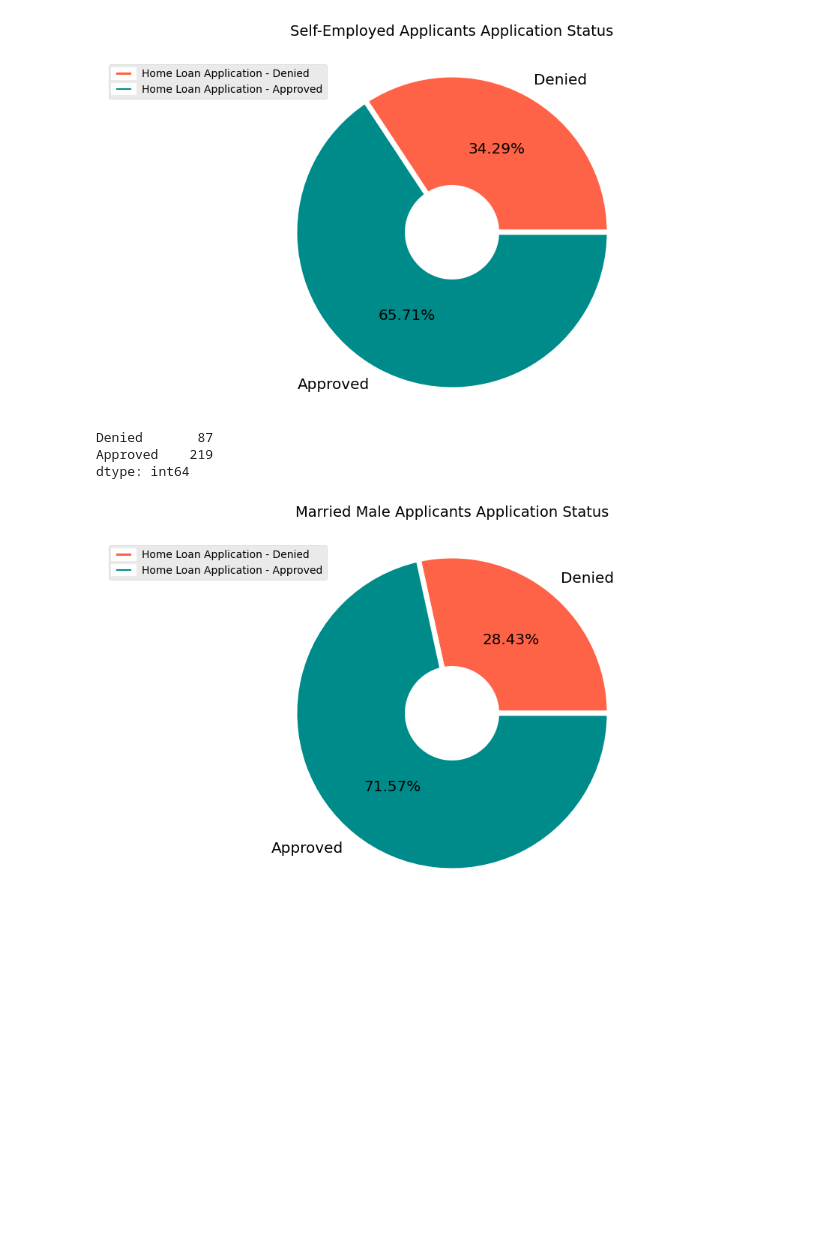
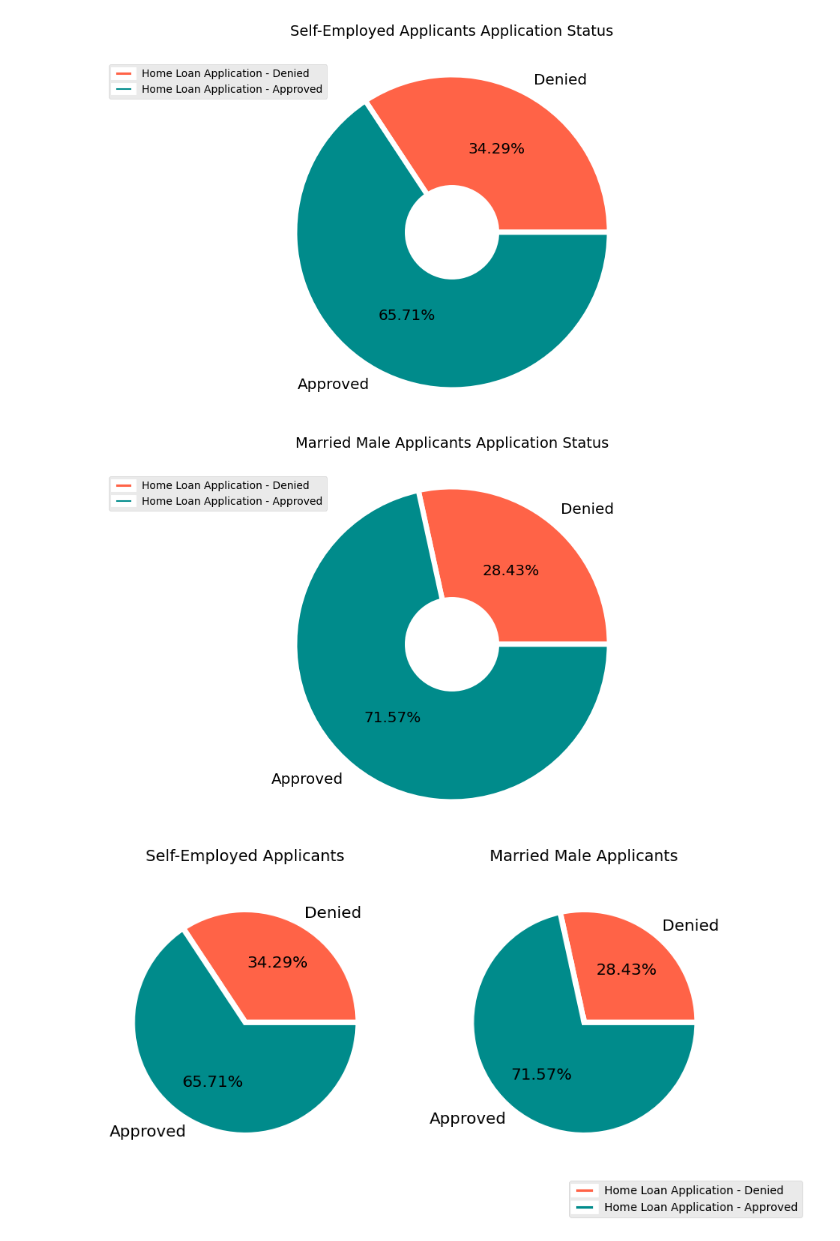
Before and after one commit to jonlam1989/Capstone, a Jupyter notebook: loan_data_visualization.ipynb, the cells around one changed output. Saved outputs shown, nothing was run; the diff lists cells and outputs as text; code cells hidden in the pictures; blank space fills up the shorter version.

Commit message:
added subplots: for side by side comparison

```diff
--- a/loan_data_visualization.ipynb
+++ b/loan_data_visualization.ipynb
@@ -120,32 +126,36 @@ male = loan_df['Gender'] == 'Male'
 married_male_df = loan_df[married & male]
 
 # convert categorical data -> numerical data
-application_status_df = pd.get_dummies(married_male_df['Application_Status'])                               # convert 1 column -> 2 columns
-application_status_df.columns = ['Denied', 'Approved']                                                      # rename the columns
-application_status_df = application_status_df.sum()                                                         # get sum for each category
+married_male_application_df = pd.get_dummies(married_male_df['Application_Status'])                         # convert 1 column -> 2 columns
+married_male_application_df.columns = ['Denied', 'Approved']                                                # rename the columns
+married_male_application_df = married_male_application_df.sum()                                             # get sum for each category
 #-----------------------------------------------------------------------------
 # donut chart
-application_status_df.plot(kind='pie',
-                           autopct='%.2f%%',
-                           colors=['tomato', 'darkcyan'],
-                           wedgeprops={'linewidth': 5, 'linestyle': 'solid', 'edgecolor':'white'},
-                           textprops={'size': 'x-large'},
-                           figsize=(12, 6))
-#-----------------------------------------------------------------------------
-# create center circle - https://www.geeksforgeeks.org/donut-chart-using-matplotlib-in-python/
-center_circle = plt.Circle(xy=(0, 0),                                                                       # set the location
-                           radius=0.3,                                                                      # set the size
-                           facecolor='white')                                                               # set the color
-fig = plt.gcf()                                                                                             # get current figure
-# adding center circle to pie chart
-fig.gca().add_artist(center_circle)                                                                         # get current axes to add circle
-#-----------------------------------------------------------------------------
+make_pie_chart(married_male_application_df, (12, 6))
+make_center_circle()
+
 plt.axis('equal')                                                                                           # aesthetics
-plt.title('Married Male Applicants Application Status', fontsize=14, y=1.05)                                # move the title up
-plt.legend(['Home Loan Application - Denied', 'Home Loan Application - Approved'], loc='upper left')        # customize legend labels
+plt.title('Married Male Applicants Application Status', fontsize=14, y=1.05)
+plt.legend(['Home Loan Application - Denied', 'Home Loan Application - Approved'], loc='upper left')
 plt.show()
 # %% [output]
-Denied       87
-Approved    219
-dtype: int64
 [figure]
+# %%
+# subplot - compare the 2 charts side by side
+fig = plt.figure()                                                                                          # create figure
+
+ax1 = fig.add_subplot(1, 2, 1)                                                                              # add subplot 1
+ax2 = fig.add_subplot(1, 2, 2)                                                                              # add subplot 2
+#-----------------------------------------------------------------------------
+# subplot 1: donut chart
+make_pie_chart(self_employed_application_df, (10, 5), ax1)
+ax1.set_title('Self-Employed Applicants', fontsize=14, y=1.05)
+#-----------------------------------------------------------------------------
+# subplot 2: donut chart
+make_pie_chart(married_male_application_df, (10, 5), ax2)
+ax2.set_title ('Married Male Applicants', fontsize=14, y=1.05)
+#-----------------------------------------------------------------------------
+plt.figlegend(labels=['Home Loan Application - Denied', 'Home Loan Application - Approved'], loc='lower right')
+plt.show()
+# %% [output]
+[figure, added]
```
Also changed, not shown: parts of 3 cells of this notebook.
